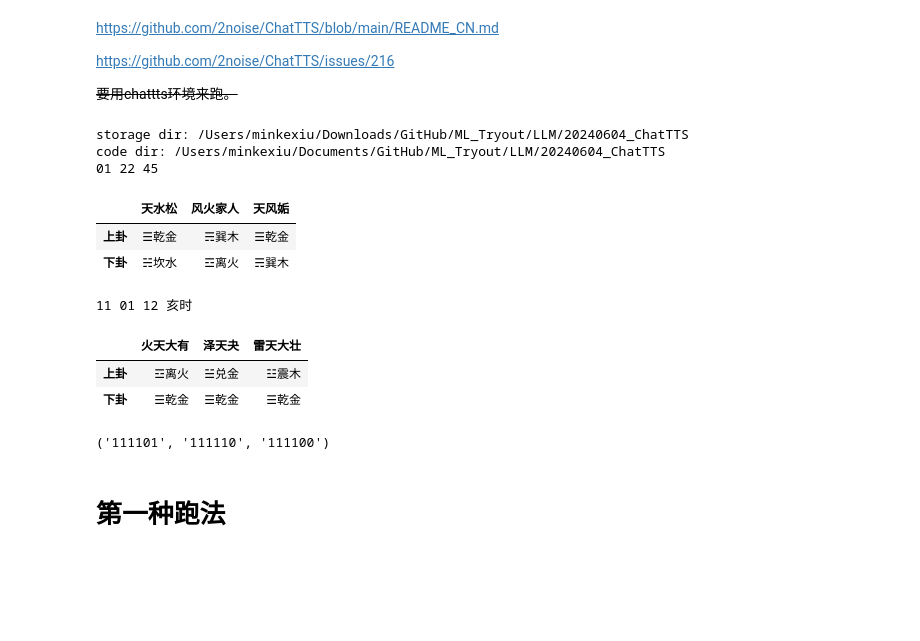
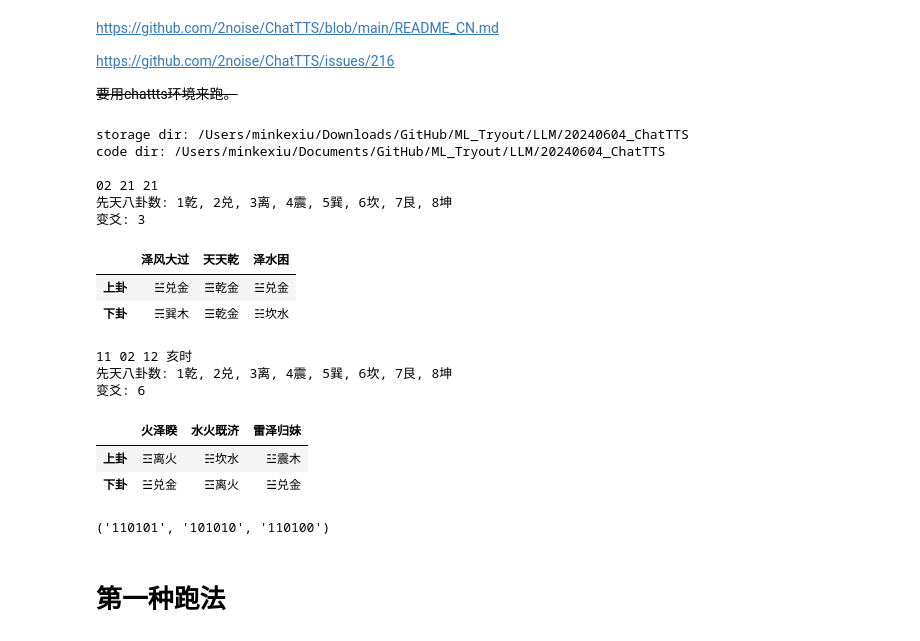
Before and after one commit to XMK233/ML_Tryout, a Jupyter notebook: LLM/20240604_ChatTTS/跑一下玩玩.ipynb, the cells around one changed output. Drawn from its saved outputs; the diff is of its cells as text; code cells hidden in the pictures; blank space fills up the shorter version.

```diff
--- a/LLM/20240604_ChatTTS/跑一下玩玩.ipynb
+++ b/LLM/20240604_ChatTTS/跑一下玩玩.ipynb
@@ -32,7 +32,7 @@ new_base_path = os.path.join(
     ),
 )
 print("storage dir:", new_base_path)
-print("code dir:", os.getcwd())
+print("code dir:", os.getcwd(), "\n")
 
 ## 创建文件夹。
 if not os.path.exists(new_base_path):
@@ -213,14 +213,17 @@ def three_num_get_gua(a, b, c):
         "001": ("☶", "山", "艮土"),
         "000": ("☷", "地", "坤土"),
     }
-
+    print(
+        "先天八卦数:", ", ".join([f"{i}{guatu[j][-1][0]}"for i, j in zip(range(1,9), bagua)])
+    )
     ## https://zhuanlan.zhihu.com/p/457104350
-    gua_64 = "乾乾天，天风姤，天山遁，天地否，风地观，山地剥，火地晋，火天大有，坎坎水，水泽节，水雷屯，水火既济，泽火革，雷火丰，地火明夷，地水师，艮艮山，山火贲，山天大畜，山泽损，火泽睽，天泽履，风则中孚，风山渐，震震雷，雷地豫，雷水解，雷风恒，地风升，水风井，泽风大过，泽雷随，巽巽风，风天小畜，风火家人，风雷益，天雷无妄，火雷噬嗑，山雷顾，山风蛊，离离火，火山旅，火风鼎，火水未济，山水蒙，风水涣，天水松，天火同人，坤坤地，地雷复，地泽临，地天泰，雷天大壮，泽天夬，水天需，水地比，兑兑泽，泽水困，泽地萃，泽山咸，水山蹇，地山谦，雷山小过，雷泽归妹"
+    gua_64 = "天天乾，天风姤，天山遁，天地否，风地观，山地剥，火地晋，火天大有，水水坎，水泽节，水雷屯，水火既济，泽火革，雷火丰，地火明夷，地水师，山山艮，山火贲，山天大畜，山泽损，火泽睽，天泽履，风则中孚，风山渐，雷雷震，雷地豫，雷水解，雷风恒，地风升，水风井，泽风大过，泽雷随，风风巽，风天小畜，风火家人，风雷益，天雷无妄，火雷噬嗑，山雷顾，山风蛊，火火离，火山旅，火风鼎，火水未济，山水蒙，风水涣，天水松，天火同人，地地坤，地雷复，地泽临，地天泰，雷天大壮，泽天夬，水天需，水地比，泽泽兑，泽水困，泽地萃，泽山咸，水山蹇，地山谦，雷山小过，雷泽归妹"
     gua_64_dict = {x[:2]: x[2:]for x in gua_64.split("，")}
 
     shanggua_idx = 7 if (a % 8 == 0) else (a % 8 - 1)
     xiagua_idx = 7 if (b % 8 == 0) else (b % 8 - 1)
     bianyao_idx = 5 if (c % 6 == 0) else (c % 6 - 1)
+    print("变爻:", bianyao_idx+1)
     bengua = bagua[xiagua_idx] + bagua[shanggua_idx]
     hugua = bengua[1:-1][:3] + bengua[1:-1][1:]
     biangua = list(bengua)
@@ -238,42 +241,47 @@ def three_num_get_gua(a, b, c):
     display(df)
     return bengua, hugua, biangua
 
 def easy_start_gua():
     """用公历的日、时、分来起卦。"""
     n1, n2, n3 = str(datetime.now())[8:10], str(datetime.now())[11:13], str(datetime.now())[14:16]
     print(n1, n2, n3)
     return three_num_get_gua(int(n1), int(n2), int(n3))
 easy_start_gua()
 
 def easy_start_gua_lunar():
     '''用农历的月、日、时辰来起卦。'''
     time_now = datetime.now()
     zh_date_str = str(zhdate.ZhDate.from_datetime(time_now))
     zh_date_str_1 = datetime.strftime(
         datetime(
             *[int(x) for x in re.findall("\d+", zh_date_str)]
         ),
         '%Y-%m-%d'
     )
     zh_hour = (time_now.hour + 1)//2%12+1
     zh_hour_dizhi = "子、丑、寅、卯、辰、巳、午、未、申、酉、戌、亥".split("、")[zh_hour-1]
 
     n1, n2, n3 = zh_date_str_1[5:7], zh_date_str_1[8:10], zh_hour
     print(n1, n2, n3, f"{zh_hour_dizhi}时")
     return three_num_get_gua(int(n1), int(n2), int(n3))
 easy_start_gua_lunar()
 # %% [output]
 storage dir: /Users/minkexiu/Downloads/GitHub/ML_Tryout/LLM/20240604_ChatTTS
 code dir: /Users/minkexiu/Documents/GitHub/ML_Tryout/LLM/20240604_ChatTTS
-01 22 45
+
+02 21 21
+先天八卦数: 1乾, 2兑, 3离, 4震, 5巽, 6坎, 7艮, 8坤
+变爻: 3
-|  | 天水松 | 风火家人 | 天风姤 |
-| 上卦 | ☰乾金 | ☴巽木 | ☰乾金 |
-| 下卦 | ☵坎水 | ☲离火 | ☴巽木 |
+|  | 泽风大过 | 天天乾 | 泽水困 |
+| 上卦 | ☱兑金 | ☰乾金 | ☱兑金 |
+| 下卦 | ☴巽木 | ☰乾金 | ☵坎水 |
-11 01 12 亥时
+11 02 12 亥时
+先天八卦数: 1乾, 2兑, 3离, 4震, 5巽, 6坎, 7艮, 8坤
+变爻: 6
-|  | 火天大有 | 泽天夬 | 雷天大壮 |
-| 上卦 | ☲离火 | ☱兑金 | ☳震木 |
-| 下卦 | ☰乾金 | ☰乾金 | ☰乾金 |
+|  | 火泽睽 | 水火既济 | 雷泽归妹 |
+| 上卦 | ☲离火 | ☵坎水 | ☳震木 |
+| 下卦 | ☱兑金 | ☲离火 | ☱兑金 |
-('111101', '111110', '111100')
+('110101', '101010', '110100')
 # %%
 # ## 如果没有下载过模型，就在这里下载。
 # from modelscope import snapshot_download
```
Also changed, not shown: parts of 15 cells of this notebook.
